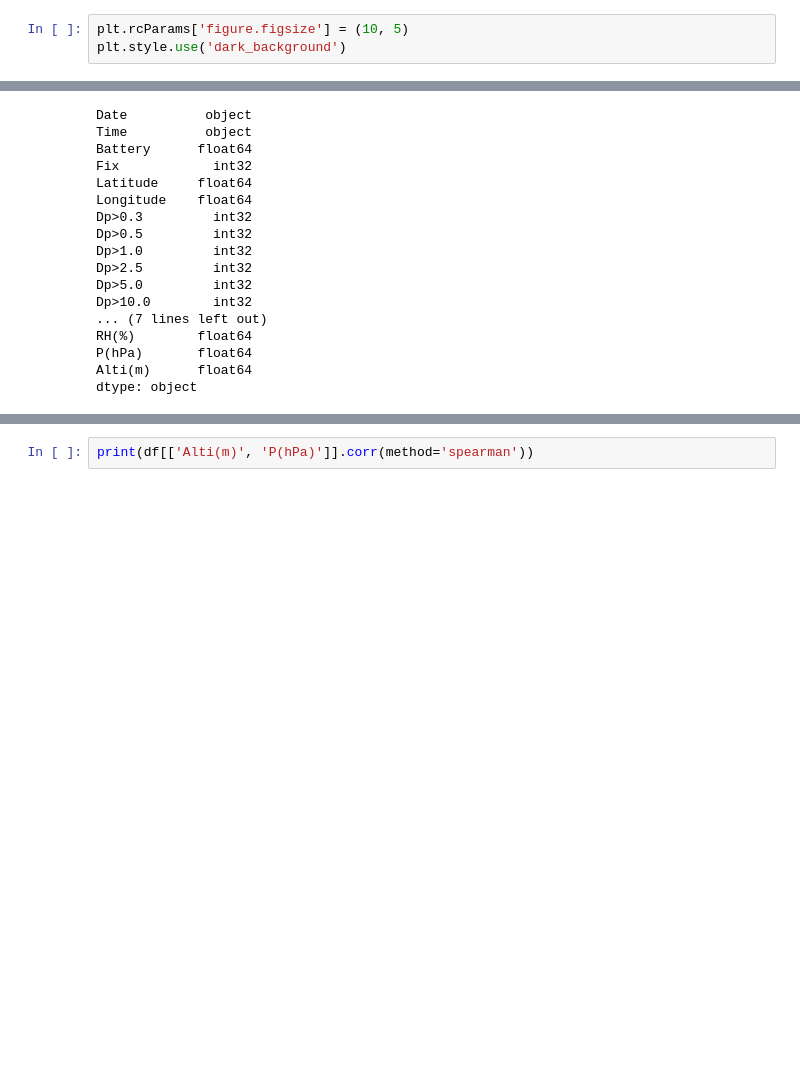
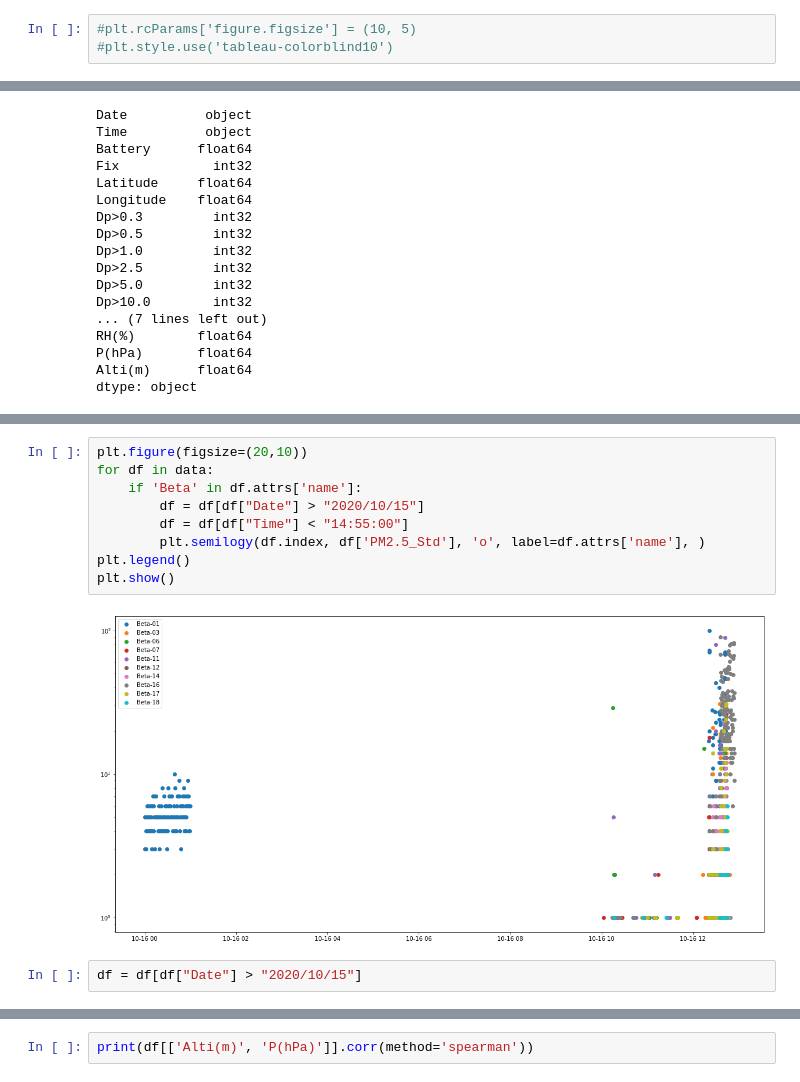
Before and after one commit to AeroSpec/Dashboard-prototype, a Jupyter notebook: jupyter_notebooks/Plot_simple.ipynb, the cells around one changed output, grey strips where cells are left out. Saved outputs shown, nothing was run; the diff lists cells and outputs as text; blank space fills up the shorter version.

```diff
--- a/jupyter_notebooks/Plot_simple.ipynb
+++ b/jupyter_notebooks/Plot_simple.ipynb
@@ -8,8 +8,8 @@ from matplotlib import pyplot as plt
 PEP8 style guide:
 https://www.python.org/dev/peps/pep-0008/
 # %%
-plt.rcParams['figure.figsize'] = (10, 5)
-plt.style.use('dark_background')
+#plt.rcParams['figure.figsize'] = (10, 5)
+#plt.style.use('tableau-colorblind10')
 # %%
 for style in plt.style.available:
     print(style)
@@ -195 +202,14 @@ df.head()
 5 rows × 22 columns
+# %%
+plt.figure(figsize=(20,10))
+for df in data:
+    if 'Beta' in df.attrs['name']:
+        df = df[df["Date"] > "2020/10/15"]
+        df = df[df["Time"] < "14:55:00"]
+        plt.semilogy(df.index, df['PM2.5_Std'], 'o', label=df.attrs['name'], )
+plt.legend()
+plt.show()
+# %% [output]
+[figure, added]
+# %%
+df = df[df["Date"] > "2020/10/15"]
```
Also changed, not shown: parts of 12 cells of this notebook.
